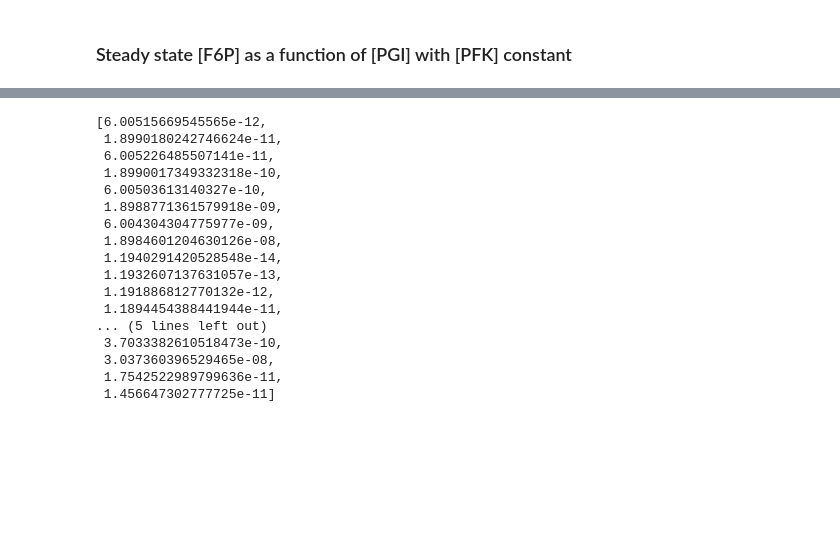
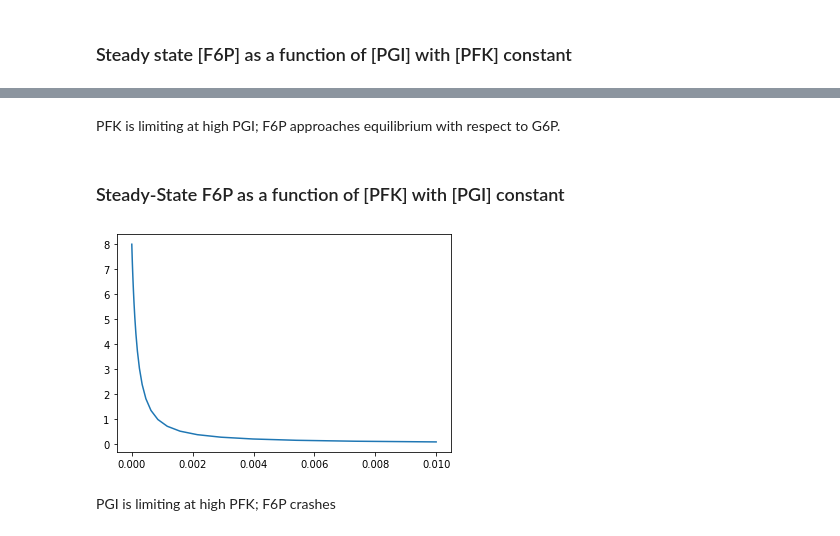
Before and after one commit to fdrusso/mosmo, a Jupyter notebook: notebooks/ConvenienceKinetics Fitting.ipynb, the cells around one changed output, grey strips where cells are left out. Cells and saved outputs as stored; diff of their text form; code cells hidden in the pictures; blank space fills up the shorter version.

```diff
--- a/notebooks/ConvenienceKinetics Fitting.ipynb
+++ b/notebooks/ConvenienceKinetics Fitting.ipynb
@@ -237,20 +215,29 @@ plt.show()
-# %%
-residuals
-# %% [output]
-[6.00515669545565e-12,
- 1.8990180242746624e-11,
- 6.005226485507141e-11,
- 1.8990017349332318e-10,
- 6.00503613140327e-10,
- 1.8988771361579918e-09,
- 6.004304304775977e-09,
- 1.8984601204630126e-08,
- 1.1940291420528548e-14,
- 1.1932607137631057e-13,
- 1.191886812770132e-12,
- 1.1894454388441944e-11,
-... (5 lines left out)
- 3.7033382610518473e-10,
- 3.037360396529465e-08,
- 1.7542522989799636e-11,
- 1.456647302777725e-11]
+# %% [markdown]
+PFK is limiting at high PGI; F6P approaches equilibrium with respect to G6P.
+# %% [markdown]
+### Steady-State F6P as a function of [PFK] with [PGI] constant
+# %%
+min_conc = 1e-6  # 1 nM = 1 per cell
+max_conc = 0.01  # 0.01 mM = 1e4 per cell
+num_assays = 31
+pfk_range = jnp.exp(jnp.linspace(jnp.log(min_conc), jnp.log(max_conc), num_assays))
+
+results = []
+residuals = []
+for pfk_conc in pfk_range:
+    fn = ss_residual_fn(concs, {pgi: 0.01, pfk: pfk_conc}, [f6p])
+    ss = scipy.optimize.least_squares(
+        fun=jax.jit(fn),
+        x0 = jnp.array([concs[f6p]]),
+        jac=jax.jit(jax.jacfwd(fn))
+    )
+
+    results.append(ss.x[0])
+    residuals.append(ss.fun[0])
+
+plt.plot(pfk_range, results)
+plt.show()
+# %% [output]
+[figure, added]
+# %% [markdown]
+PGI is limiting at high PFK; F6P crashes
```
Also changed, not shown: parts of 15 cells of this notebook, 1 other file.
